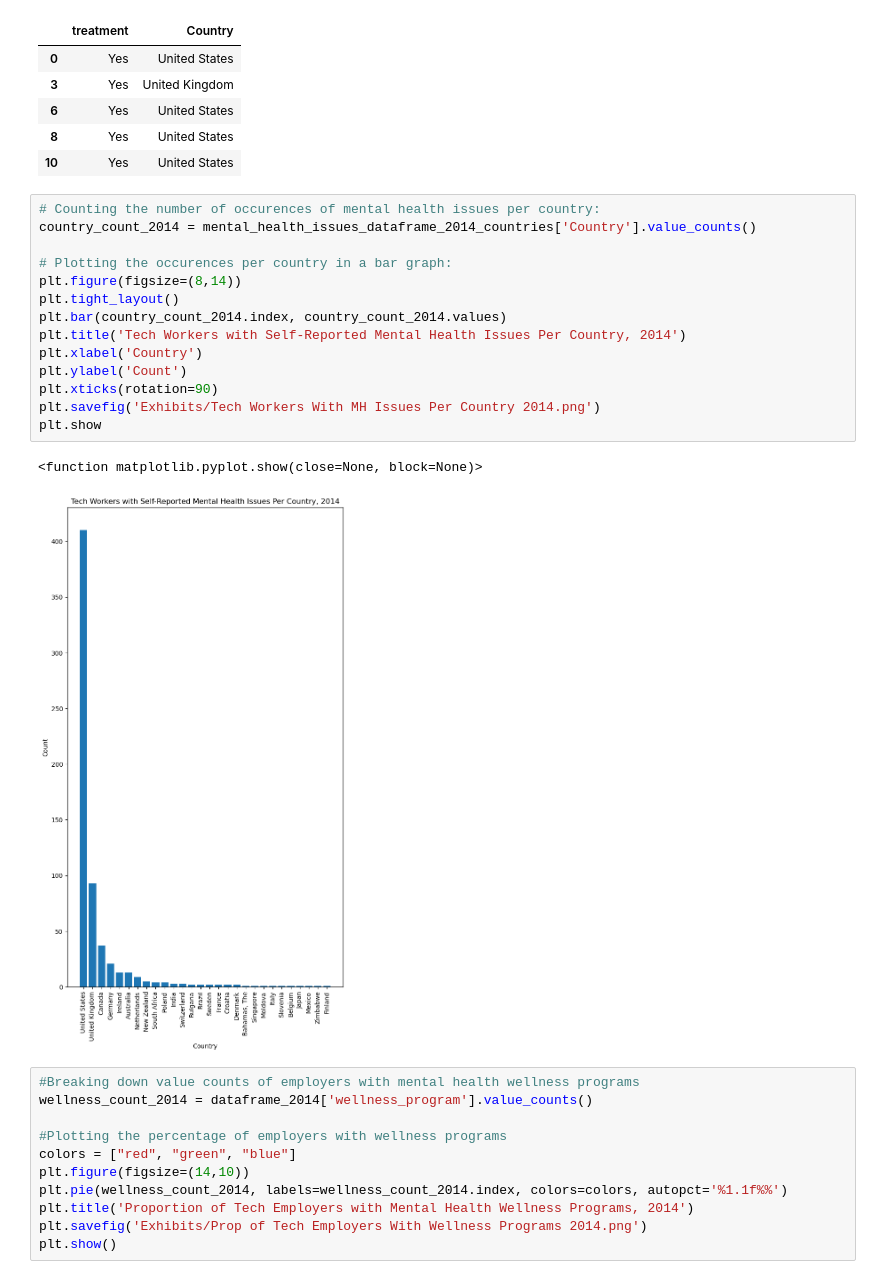
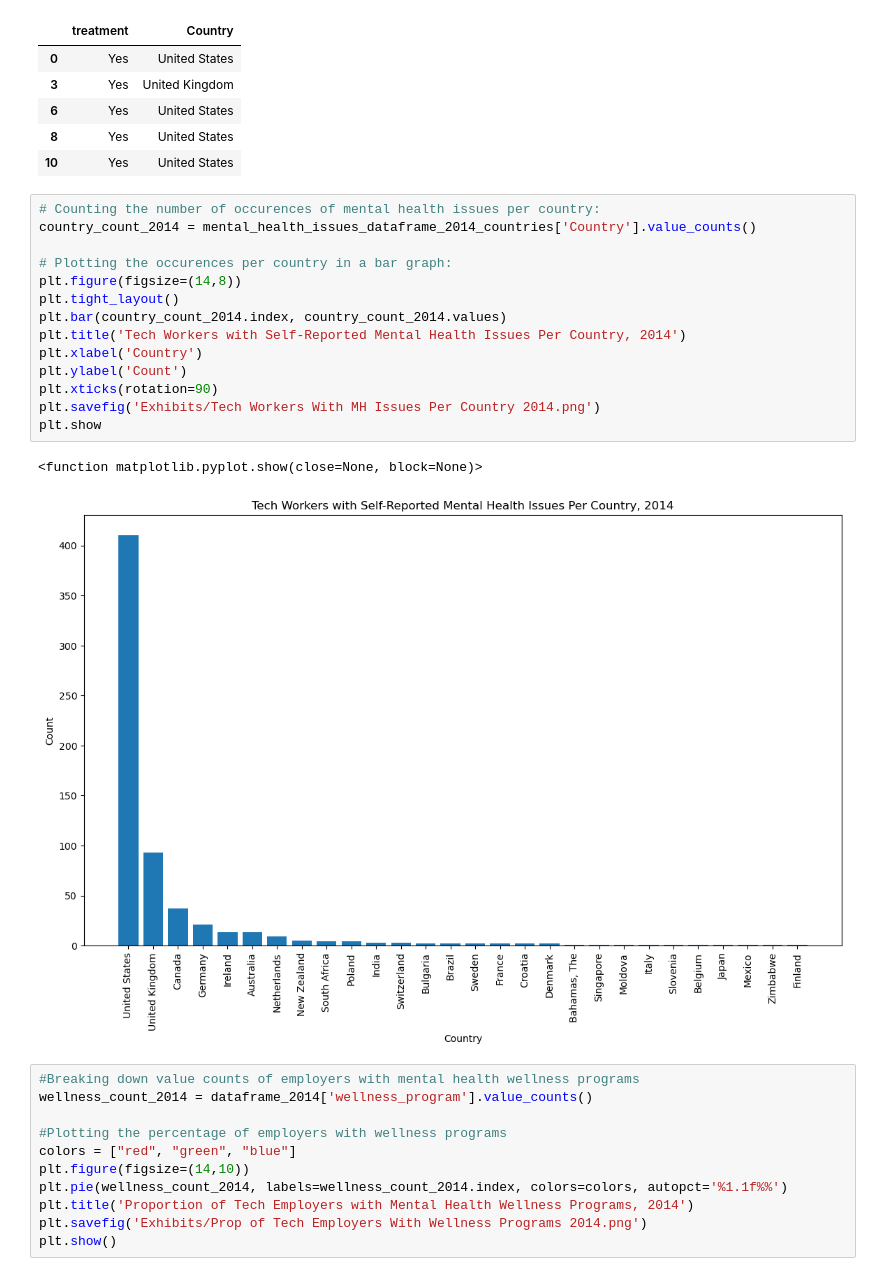
Before and after one commit to K-G-Witt/project1-team4, a Jupyter notebook: rcl_file.ipynb, the cells around one changed output. Saved outputs shown, nothing was run; the diff lists cells and outputs as text.

```diff
--- a/rcl_file.ipynb
+++ b/rcl_file.ipynb
@@ -43,20 +53,20 @@ mental_health_issues_dataframe_2014_countries.head()
 # %%
 # Counting the number of occurences of mental health issues per country:
 country_count_2014 = mental_health_issues_dataframe_2014_countries['Country'].value_counts()
 
 # Plotting the occurences per country in a bar graph:
-plt.figure(figsize=(8,14))
+plt.figure(figsize=(14,8))
 plt.tight_layout()
 plt.bar(country_count_2014.index, country_count_2014.values)
 plt.title('Tech Workers with Self-Reported Mental Health Issues Per Country, 2014')
 plt.xlabel('Country')
 plt.ylabel('Count')
 plt.xticks(rotation=90)
 plt.savefig('Exhibits/Tech Workers With MH Issues Per Country 2014.png')
 plt.show
 # %% [output]
 <function matplotlib.pyplot.show(close=None, block=None)>
-[figure, old version]
+[figure, new version]
 # %%
 #Breaking down value counts of employers with mental health wellness programs
 wellness_count_2014 = dataframe_2014['wellness_program'].value_counts()
```
Also changed, not shown: parts of 5 cells of this notebook, 4 other files.
